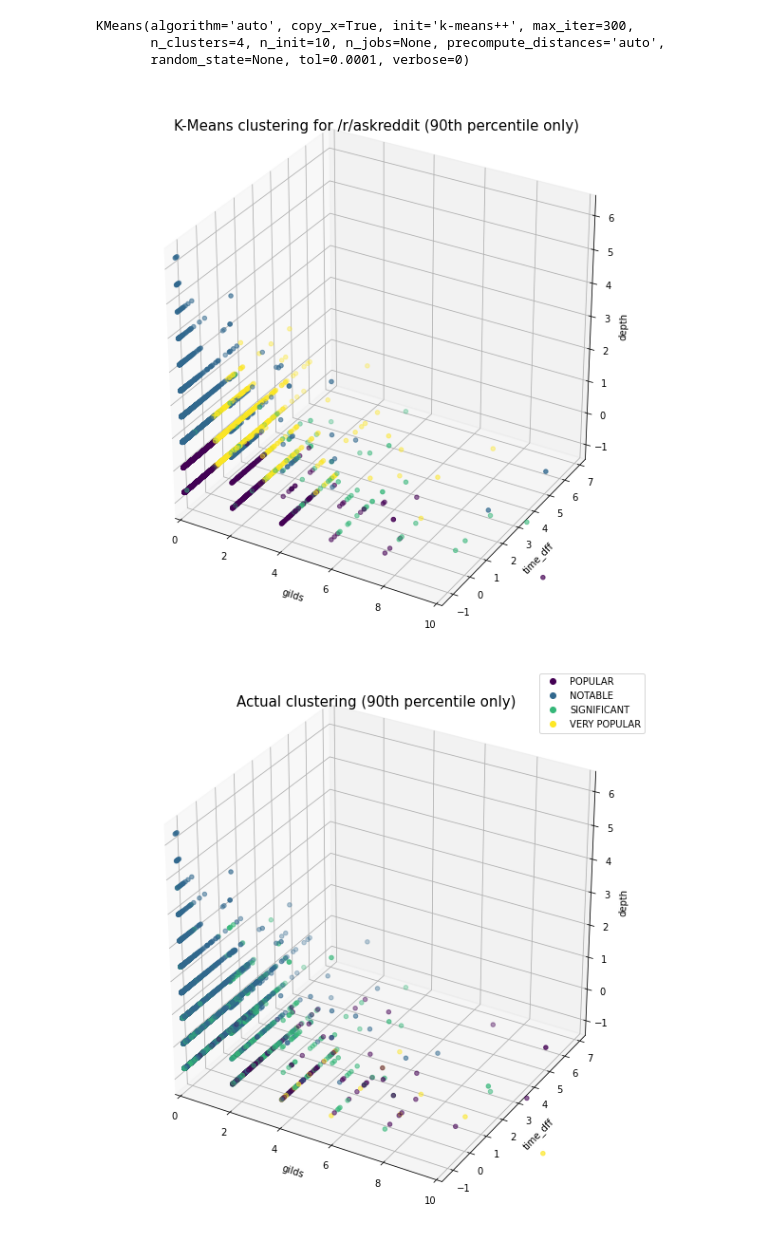
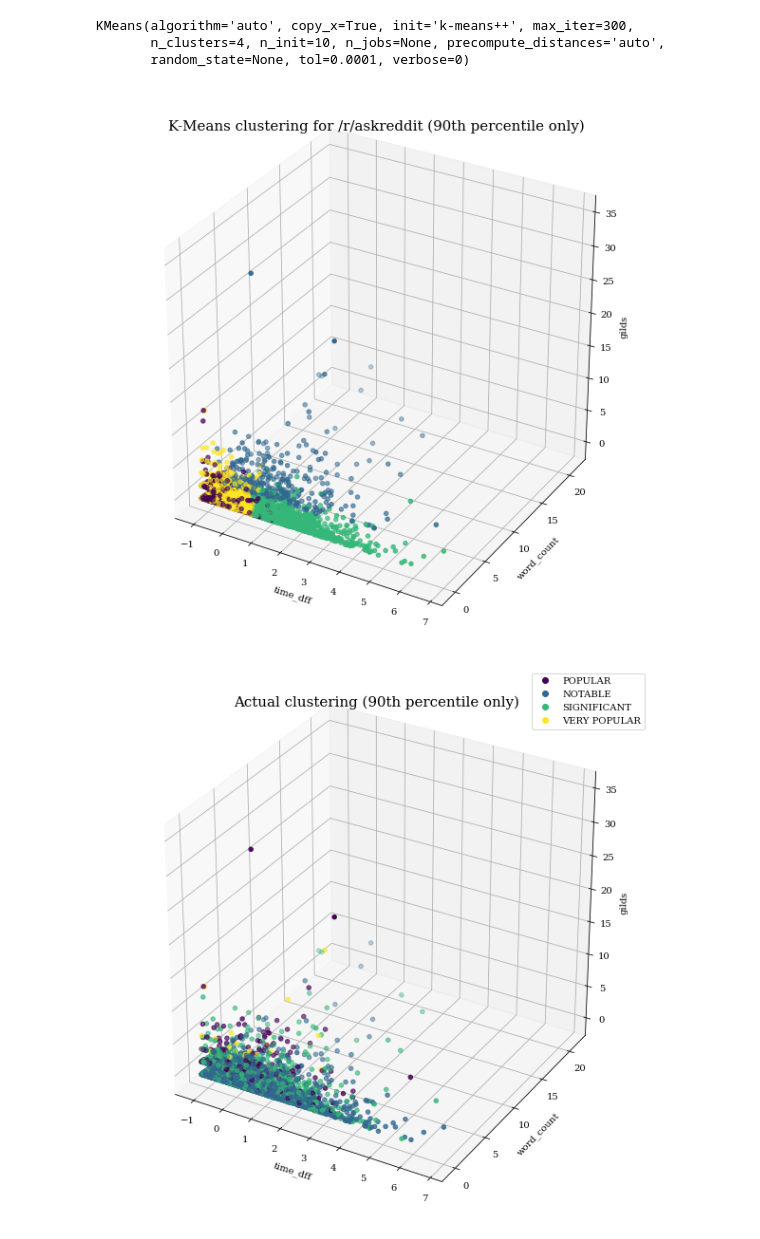
Before and after one commit to sidNan21/Reddit-Popularity-Prediction, a Jupyter notebook: notebooks/kmeans.ipynb, the cells around one changed output. Cells and saved outputs as stored; diff of their text form; code cells hidden in the pictures.

```diff
--- a/notebooks/kmeans.ipynb
+++ b/notebooks/kmeans.ipynb
@@ -106,14 +106,23 @@ zlab = 'gilds'
 assert all([i in X_pre.columns for i in (xlab,ylab,zlab)]),\
     'All chosen axes must be valid categories'
 # %%
+# plot params
+plt.rc('font', family='serif')
+plt.rc('xtick', labelsize='medium')
+plt.rc('ytick', labelsize='medium')
+
 # graph K-Means labelling
 fig = plt.figure(figsize=(8,8))
 ax = Axes3D(fig)
 labels = clf.labels_
 
 x_i, y_i, z_i = cat_id[xlab], cat_id[ylab], cat_id[zlab]
+xlim = (None, None)
 
-# time_dff = 1, sentiment = 4, word_count = 5
+# limits
+# ax.set_xlim(left=xlim[0],right=xlim[1])
+
+# plot
 ax.scatter(X[:,x_i], X[:,y_i], X[:,z_i], c=labels.astype(np.float))
 ax.set_xlabel(xlab)
 ax.set_ylabel(ylab)
@@ -128,7 +137,10 @@ ax = Axes3D(fig)
 # encode score categories in Y
 Y_new, cat = pd.factorize(Y)
 
-# time_dff = 1, sentiment = 4, word_count = 5
+# limits
+# ax.set_xlim(left=xlim[0],right=xlim[1])
+
+# plot
 sct = ax.scatter(X[:,x_i], X[:,y_i], X[:,z_i], c=Y_new.astype(np.float))
 ax.set_xlabel(xlab)
 ax.set_ylabel(ylab)
@@ -164,9 +176,9 @@ KMeans(algorithm='auto', copy_x=True, init='k-means++', max_iter=300,
 # %%
 # dictionary of axes names to column index (i.e X[:,cat_id[i]])
 cat_id = dict(zip(columns, range(len(columns))))
-xlab = 'gilds'
-ylab = 'time_dff'
-zlab = 'depth'
+xlab = 'time_dff'
+ylab = 'word_count'
+zlab = 'gilds'
 # category validity check
 assert all([i in columns for i in (xlab,ylab,zlab)]),\
     'All chosen axes must be valid categories'
@@ -177,37 +189,37 @@ ax = Axes3D(fig)
 labels = clf_trunc.labels_
 
 x_i, y_i, z_i = cat_id[xlab], cat_id[ylab], cat_id[zlab]
-xlim = (0, 10)
+xlim = (None, None)
 
 # time_dff = 1, sentiment = 4, word_count = 5
 ax.scatter(X_trunc[:,x_i], X_trunc[:,y_i], X_trunc[:,z_i], c=labels.astype(np.float))
 ax.set_xlabel(xlab)
 ax.set_ylabel(ylab)
 ax.set_zlabel(zlab)
 ax.set_title('K-Means clustering for /r/{0} (90th percentile only)'.format(subreddit), fontsize=15)
 # limits
 ax.set_xlim(left=xlim[0],right=xlim[1])
 plt.show()
 
 # graph actual labelling
 fig = plt.figure(figsize=(8,8))
 ax = Axes3D(fig)
 
 # encode score categories in Y
 Y_new, cat = pd.factorize(Y_trunc)
 
 # time_dff = 1, sentiment = 4, word_count = 5
 sct = ax.scatter(X_trunc[:,x_i], X_trunc[:,y_i], X_trunc[:,z_i], c=Y_new.astype(np.float))
 ax.set_xlabel(xlab)
 ax.set_ylabel(ylab)
 ax.set_zlabel(zlab)
 ax.set_title('Actual clustering (90th percentile only)', fontsize=15)
 ax.legend(handles=sct.legend_elements()[0],
           labels=list(cat))
 # limits
 ax.set_xlim(left=xlim[0],right=xlim[1])
 plt.show()
 # %% [output]
-[figure, old version]
+[figure, new version]
-[figure, old version]
+[figure, new version]
 # %% [markdown]
```
Also changed, not shown: parts of 3 cells of this notebook, 2 other files.
